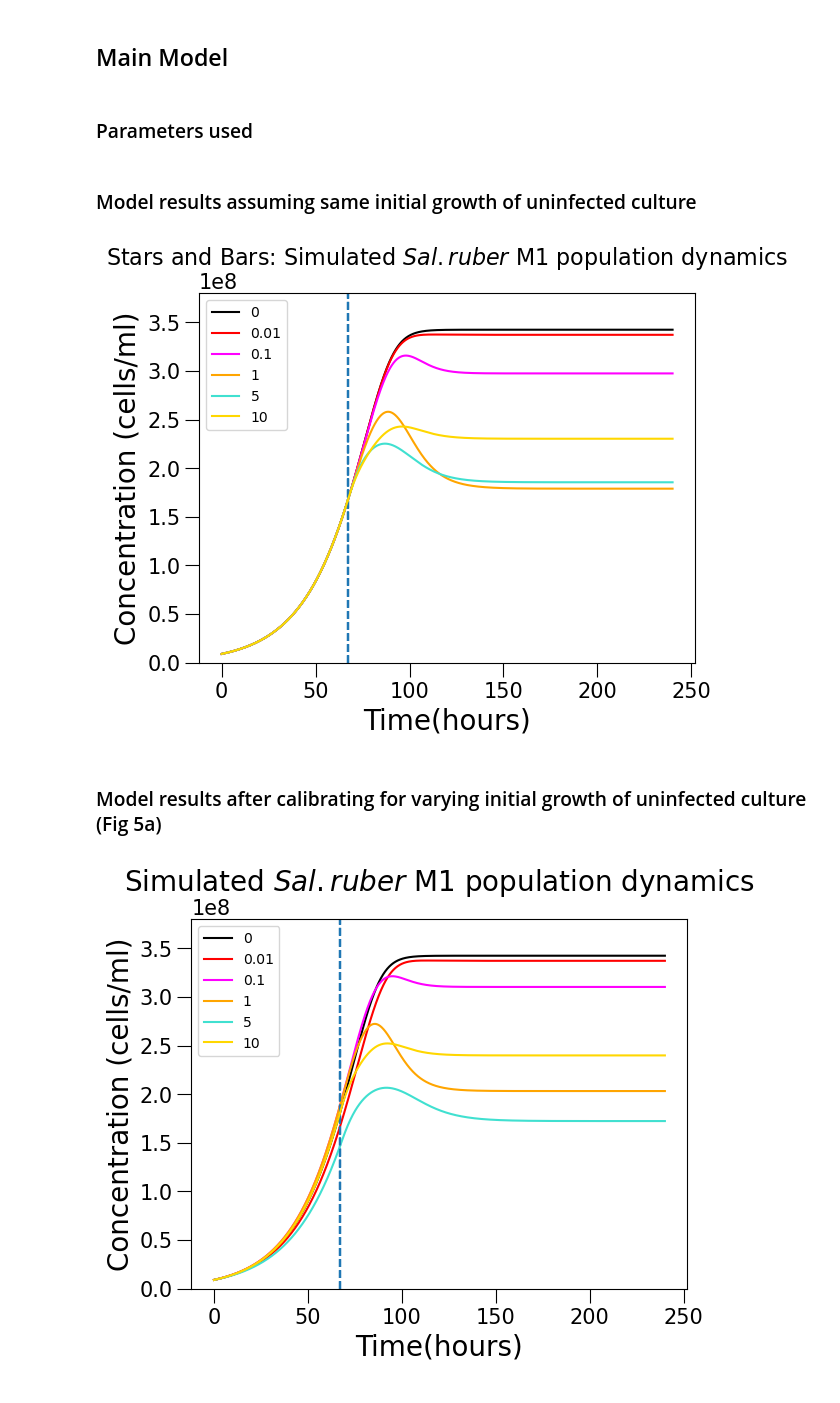
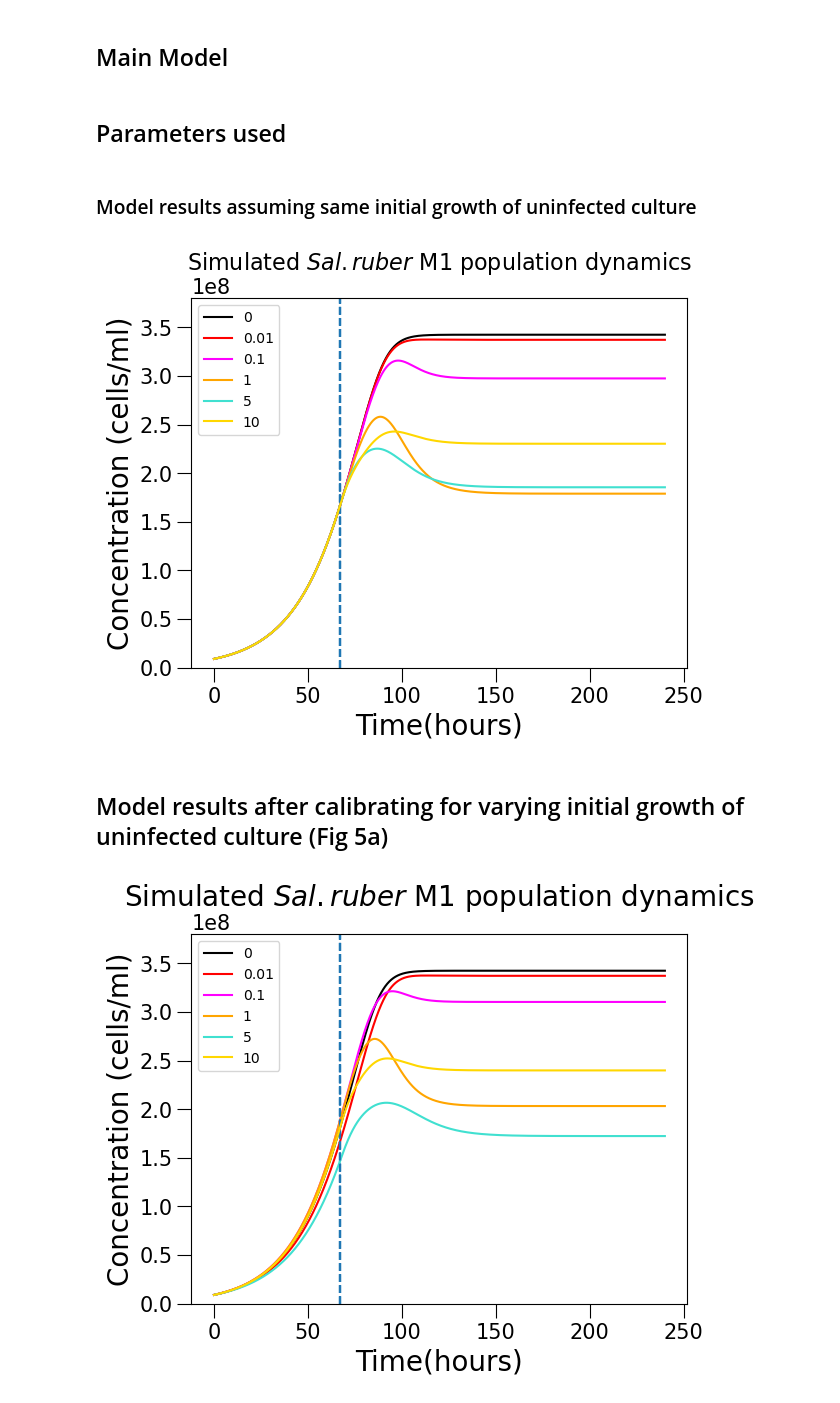
Before and after one commit to aranilah/SalruberM1_EM1_recovery, a Jupyter notebook: Code/Main.ipynb, the cells around one changed output. Saved outputs shown, nothing was run; the diff lists cells and outputs as text; code cells hidden in the pictures.

```diff
--- a/Code/Main.ipynb
+++ b/Code/Main.ipynb
@@ -269,7 +310,7 @@ def Model_2(y,t,pars):
         #print(psy_R)
         return dy
 # %% [markdown]
-### Parameters used
+## Parameters used
 # %%
 pars={}
 
@@ -290,7 +331,7 @@ mat =  [[0]*pars['n']]*pars['n']
 for i in vals:
     for j in vals:
         mat[i][j] = (1/(2+j))
-pars['fin'] = np.triu(mat, k=0) #coefficients for pseudolysogenic replication (n/k+1)
+pars['rep'] = np.triu(mat, k=0) #coefficients for pseudolysogenic replication (n/k+1)
 
 
 
@@ -339,7 +380,7 @@ phi_vals
 #MOI = np.linspace(0,pars['n'],1000)
 
 
-pars['sens']= 0.06 #viral sensitivity to resource levels
+pars['sig']= 0.06 #viral sensity to resource levels
 pars['lam'] = lam_values #transition rates from early pseudolysogens to fully formed pseudolysogens
 
 pars['dR'] = 0 # decay rates for each compartment (all 0)
@@ -350,12 +391,9 @@ pars['dI'] = 0
 pars['dV'] = 0
 pars['bet'] = 10 #burst size
 pars['phi'] = phi_vals #adsoprtion rate constant at 4 * 10**-10 for all cells
-pars['alpha_s'] = 0 #selection coefficient for susceptibles in consuming resources
-pars['J'] = 0 #resource influx (kept at 0)
-pars['res'] =1 #resistive advantage to pseudolysogens ( fully resistant = 0 , not resistant = 1)
-pars['alpha_p'] =0#selective advantage for pseudolysogens in consuming resources
+pars['alpha'] =0#selective advantage for pseudolysogens in consuming resources
 
-#print('woo')
+
 t0 = 0
 tf = virus_insert_time #66 hour time insertion
 tstep = 0.1
@@ -389,7 +427,7 @@ for b in range(len(mu_max_vals)):
     y01[0] = pars['R0'] #initial resource concentration
     y01[1] = S0 #initial susceptible concentration
     y01[-1] = 0#initial free virus concentration
-    y1 = integrate.odeint(Model_2,y01,t,atol = 10**-8,args=(pars,))
+    y1 = integrate.odeint(Main_Model,y01,t,atol = 10**-8,args=(pars,))
     R_0 = y1[:,0]
     S_0 = y1[:,1]
     Pe1_0 = y1[:,2]
@@ -430,7 +468,7 @@ for b in range(len(mu_max_vals)):
     y01[-1] = BULK_MOI * y01[1] #initial free virus concentration
     #print( y01[1])
     #print(MOI_vals[i])
-    y1 = integrate.odeint(Model_2,y01,t,atol = 10**-8,args=(pars,))
+    y1 = integrate.odeint(Main_Model,y01,t,atol = 10**-8,args=(pars,))
 
     R3= y1[:,0]
     S3 = y1[:,1]
@@ -440,37 +478,37 @@ for b in range(len(mu_max_vals)):
     Pf13 = y1[:,pars['n']+2]
     Pf_mid3 = y1[:,(pars['n']+3):(2*pars['n']+1)]
     Pf_final3 = y1[:,2*pars['n'] + 1]
     V3=y1[:,(2*pars['n']+2)]
 
     Pe_total_mid3 = np.sum(Pe_mid3, axis = 1)
     Pf_total_mid3 = np.sum(Pf_mid3, axis = 1)
     Pe_total3 = np.sum([Pe13,Pe_total_mid3,Pe_final3], axis = 0)
 
     Pf_total3 = np.sum([Pf13,Pf_total_mid3,Pf_final3], axis = 0)
 
     host_pop3 = S3 + Pe_total3 + Pf_total3
 
     plt.plot(t,host_pop3, color = colors[b], label = str(BULK_MOI))
     plt.ylabel('Concentration (cells/ml)')
     plt.xlabel('Time(hours)')
-    plt.title(r'Stars and Bars: Simulated $\it{Sal.ruber}$ M1 population dynamics', fontsize = 16)
+    plt.title(r'Simulated $\it{Sal.ruber}$ M1 population dynamics', fontsize = 16)
     Pe_dist=[]
     Pe_dist.append(Pe13[-1])
     for a in range(len(Pe_mid3[0])):
         Pe_dist.append(Pe_mid3[:,a][-1])
     Pe_dist.append(Pe_final3[-1])
     Pe_dist_final.append(Pe_dist)
     plt.legend()
 
     Pf_finals.append(Pf_total3)
     Pe_finals.append(Pe_total3)
 plt.ylim(0,3.8*10**8)
 #plt.savefig('Final_result.png')
 plt.show()
 # %% [output]
-[figure, old version]
+[figure, new version]
 # %% [markdown]
-### Model results after calibrating for varying initial growth of uninfected culture (Fig 5a)
+## Model results after calibrating for varying initial growth of uninfected culture (Fig 5a)
 # %%
 mu_max_vals=[0.062,0.057,0.063,0.063,0.06,0.062]
 
```
Also changed, not shown: parts of 11 cells of this notebook, 1 other file.
